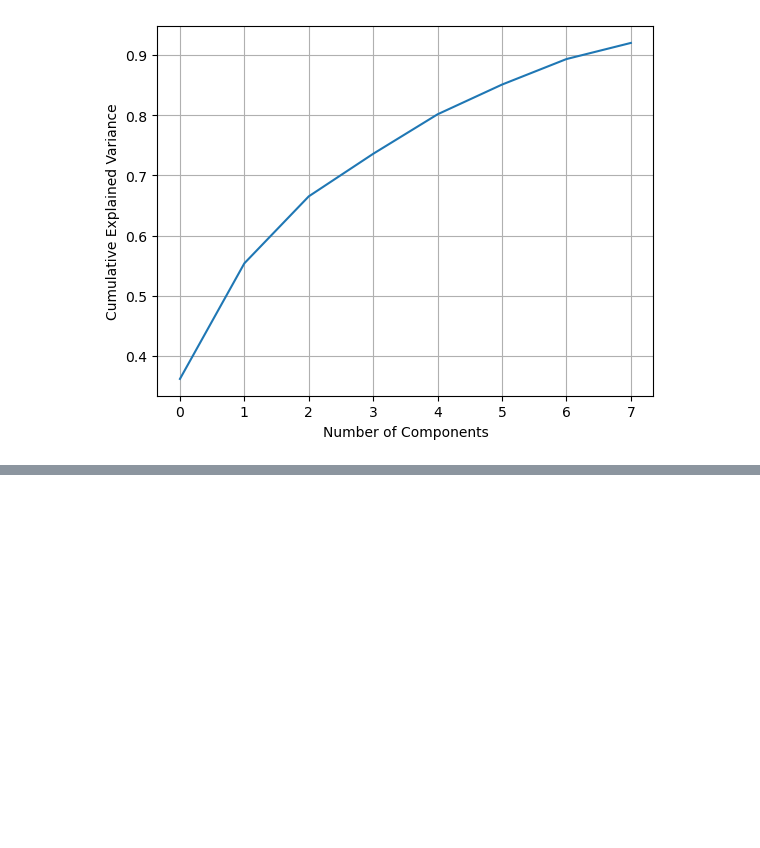
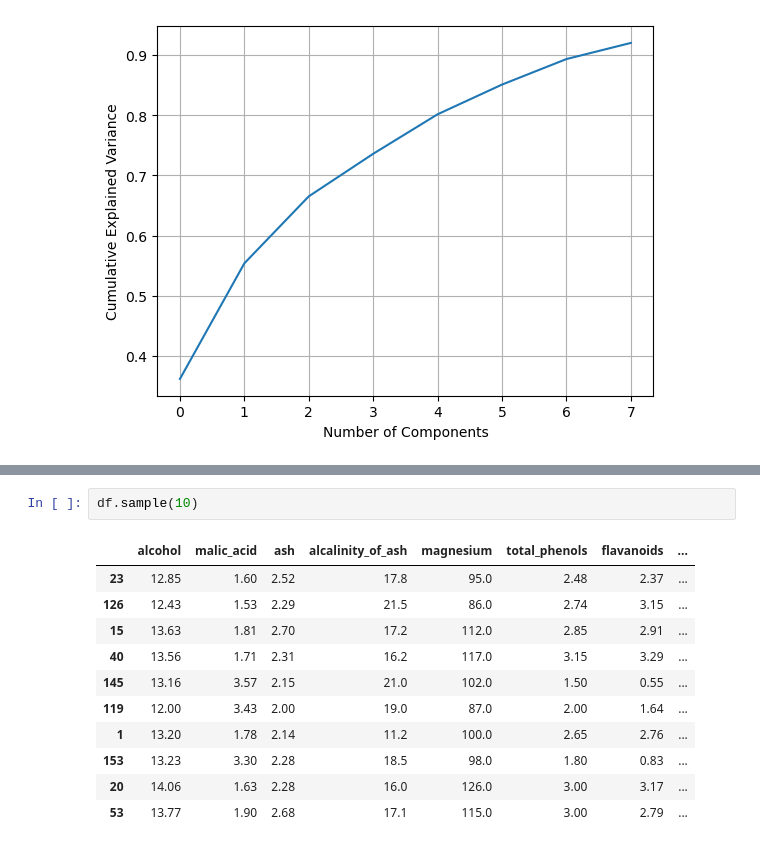
Before and after one commit to suryansh007-ai/PCA-Principal-Component-Analysis-notes, a Jupyter notebook: PCA_Wine.ipynb, the cells around one changed output, grey strips where cells are left out. Drawn from its saved outputs; the diff is of its cells as text; blank space fills up the shorter version.

```diff
--- a/PCA_Wine.ipynb
+++ b/PCA_Wine.ipynb
@@ -197,0 +244,14 @@ plt.show()
+# %%
+df.sample(10)
+# %% [output]
+|  | alcohol | malic_acid | ash | alcalinity_of_ash | magnesium | total_phenols | flavanoids | ... |
+| 23 | 12.85 | 1.60 | 2.52 | 17.8 | 95.0 | 2.48 | 2.37 | ... |
+| 126 | 12.43 | 1.53 | 2.29 | 21.5 | 86.0 | 2.74 | 3.15 | ... |
+| 15 | 13.63 | 1.81 | 2.70 | 17.2 | 112.0 | 2.85 | 2.91 | ... |
+| 40 | 13.56 | 1.71 | 2.31 | 16.2 | 117.0 | 3.15 | 3.29 | ... |
+| 145 | 13.16 | 3.57 | 2.15 | 21.0 | 102.0 | 1.50 | 0.55 | ... |
+| 119 | 12.00 | 3.43 | 2.00 | 19.0 | 87.0 | 2.00 | 1.64 | ... |
+| 1 | 13.20 | 1.78 | 2.14 | 11.2 | 100.0 | 2.65 | 2.76 | ... |
+| 153 | 13.23 | 3.30 | 2.28 | 18.5 | 98.0 | 1.80 | 0.83 | ... |
+| 20 | 14.06 | 1.63 | 2.28 | 16.0 | 126.0 | 3.00 | 3.17 | ... |
+| 53 | 13.77 | 1.90 | 2.68 | 17.1 | 115.0 | 3.00 | 2.79 | ... |
```
Also changed, not shown: parts of 7 cells of this notebook.
